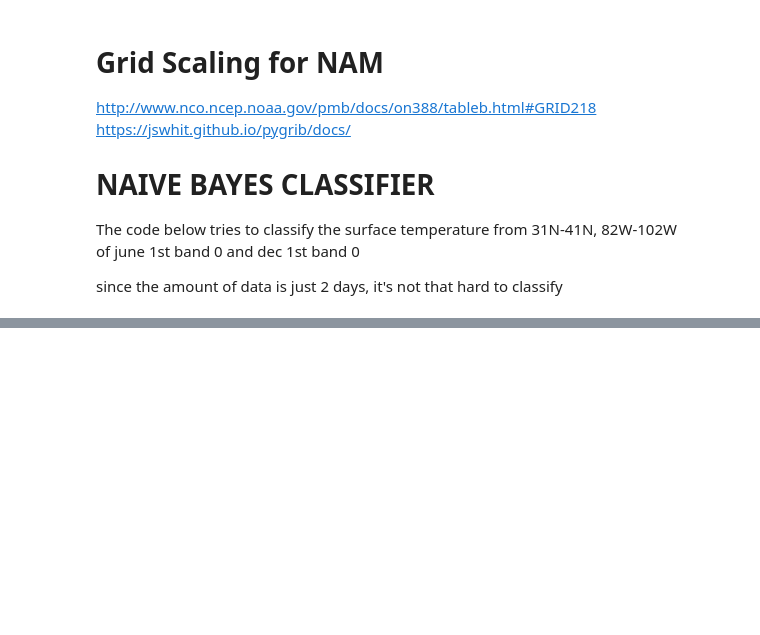
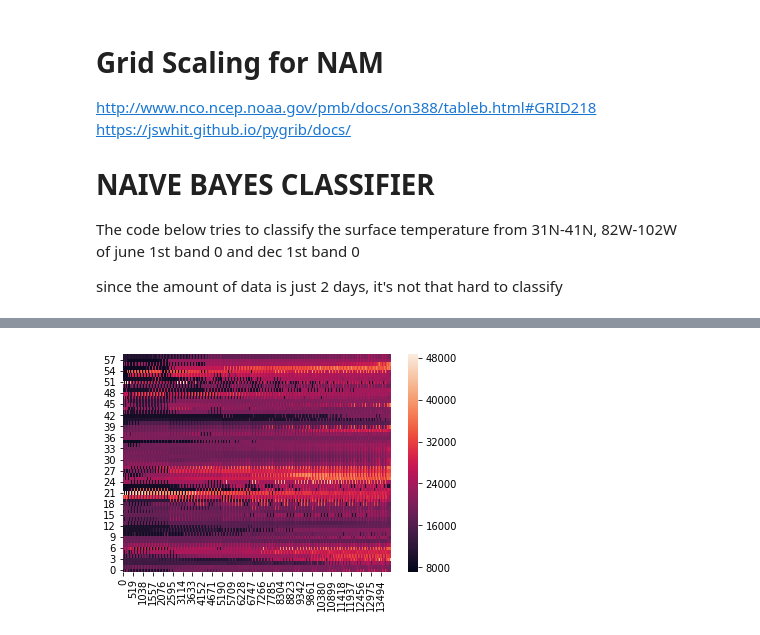
Before and after one commit to yuanzhou15/capstone-weather, a Jupyter notebook: rex/modnote.ipynb, the cells around one changed output, grey strips where cells are left out. Saved outputs shown, nothing was run; the diff lists cells and outputs as text; code cells hidden in the pictures; blank space fills up the shorter version.

```diff
--- a/rex/modnote.ipynb
+++ b/rex/modnote.ipynb
@@ -267,28 +334,10 @@ def get_surf_temp(path, year, month, band):
 # %%
-import pygrib
-import numpy as np
-from sklearn.naive_bayes import GaussianNB
-
 path = "/media/sf_moddata/2017"
-
-data_jun = get_surf_temp(path, 2017, 6, 0)
-
-data_dec = get_surf_temp(path, 2017, 12, 0)
-
-# STACKING DATA
-data = np.vstack((data_jun, data_dec))
-print(data.shape)
-
-# TARGET ARRAY
-target = np.empty(len(data))
-for i in range(len(target)):
-    if (i < 30):
-        target[i] = 0 # june
-    else:
-        target[i] = 1 # december
-print(target)
-
+data = get_data_range(path, 339, 2017, 1, 2, 0)
+target = get_target_year()
 # NAIVE BAYES
-gnb = GaussianNB()
-y_pred = gnb.fit(data, target).predict(data)
-print("Number of mislabeled points out of a total %d points : %d" % (data.shape[0],(target != y_pred).sum()))
+#gnb = GaussianNB()
+#y_pred = gnb.fit(data, target).predict(data)
+#print("Number of mislabeled points out of a total %d points : %d" % (data.shape[0],(target != y_pred).sum()))
+#rex = sns.heatmap(data, cbar='true')
+#rex.invert_yaxis()
@@ -322,0 +363,5 @@ print_grbs("/media/sf_moddata/2017/nam_218_20170324_1800_000.grb2")
+# %%
+rex = sns.heatmap(data, cbar='true')
+rex.invert_yaxis()
+# %% [output]
+[figure, added]
```
Also changed, not shown: parts of 23 cells of this notebook.
